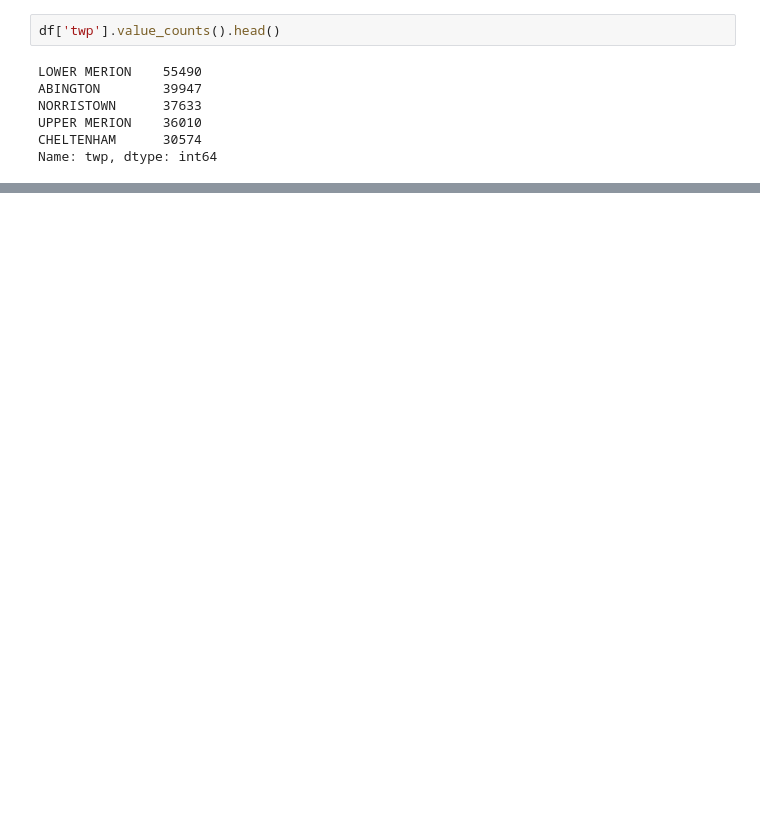
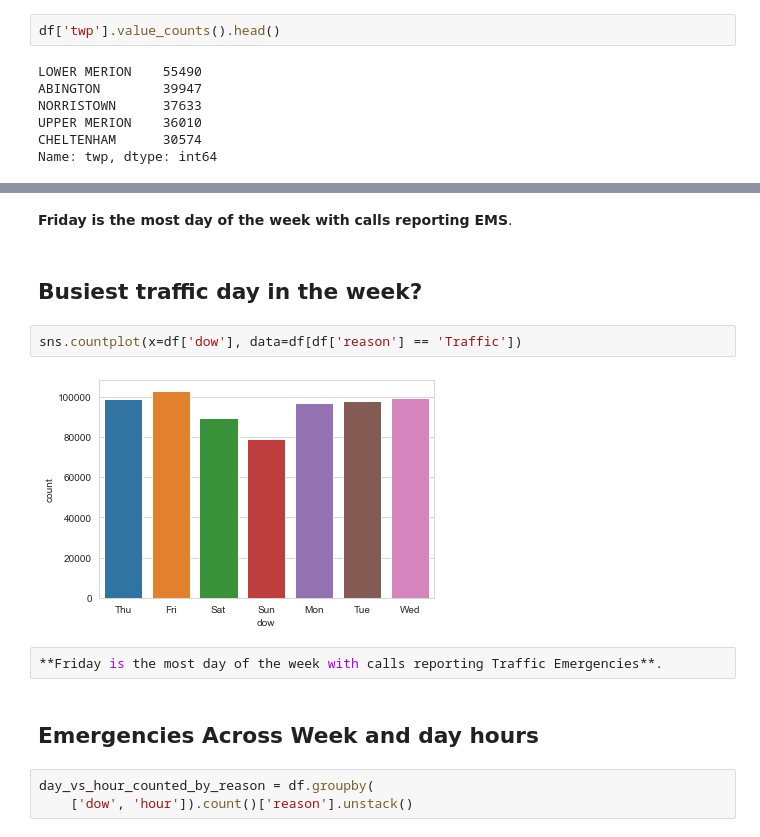
Before and after one commit to MoustafaaAshraf/911-Call-Analysis, a Jupyter notebook: 911CallsAnalysis.ipynb, the cells around one changed output, grey strips where cells are left out. Saved outputs shown, nothing was run; the diff lists cells and outputs as text; blank space fills up the shorter version.

```diff
--- a/911CallsAnalysis.ipynb
+++ b/911CallsAnalysis.ipynb
@@ -315,0 +251,15 @@ sns.heatmap(day_vs_hour_counted_by_reason)
+# %% [markdown]
+**Friday is the most day of the week with calls reporting EMS**.
+# %% [markdown]
+## Busiest traffic day in the week?
+# %%
+sns.countplot(x=df['dow'], data=df[df['reason'] == 'Traffic'])
+# %% [output]
+[figure, added]
+# %%
+**Friday is the most day of the week with calls reporting Traffic Emergencies**.
+# %% [markdown]
+## Emergencies Across Week and day hours
+# %%
+day_vs_hour_counted_by_reason = df.groupby(
+    ['dow', 'hour']).count()['reason'].unstack()
```
Also changed, not shown: parts of 68 cells of this notebook, 2 other files.
